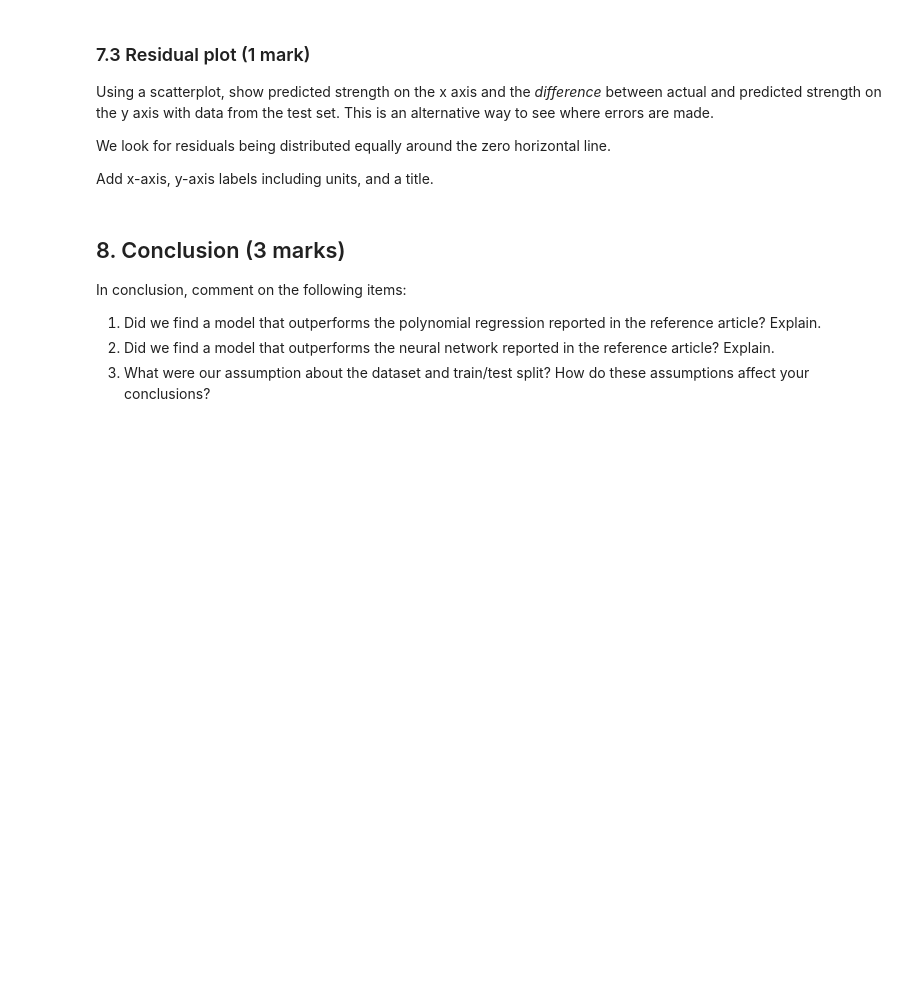
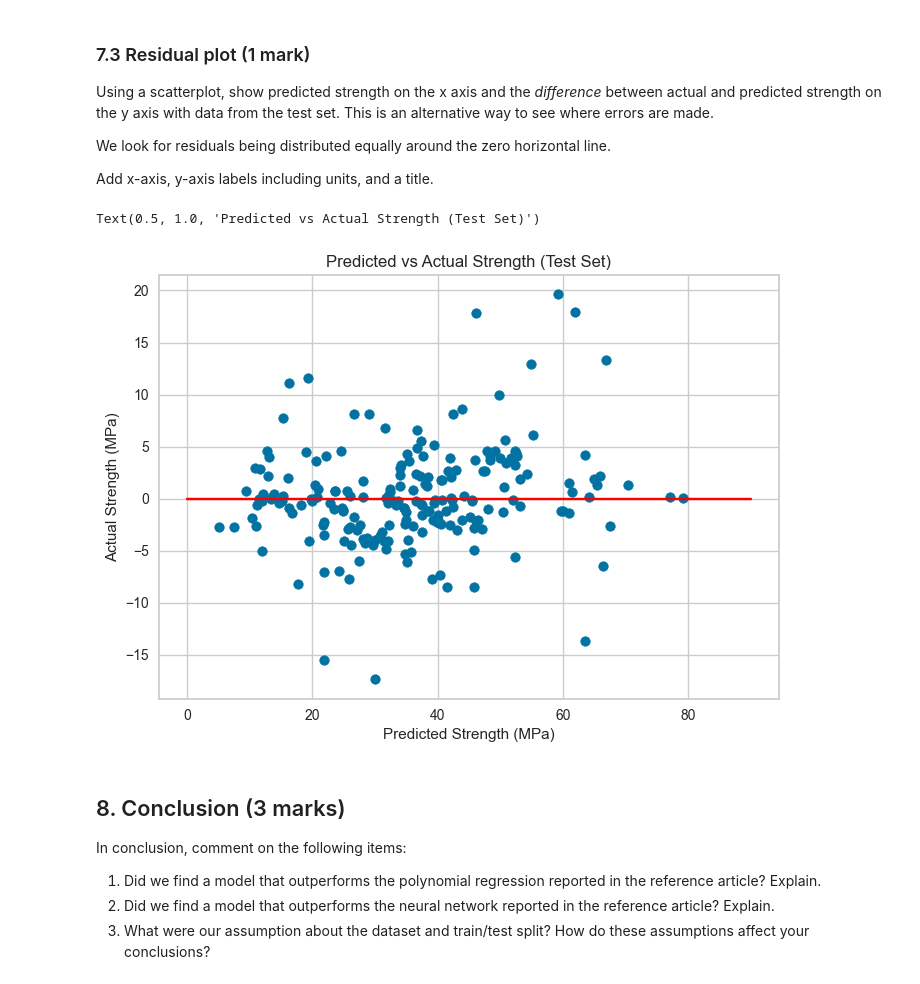
Before and after one commit to SMRain10/ml_lab2, a Jupyter notebook: lab2.ipynb, the cells around one changed output. Cells and saved outputs as stored; diff of their text form; code cells hidden in the pictures; blank space fills up the shorter version.

```diff
--- a/lab2.ipynb
+++ b/lab2.ipynb
@@ -244,3 +329,15 @@ Add x-axis, y-axis labels including units, and a title.
+# %%
+# TODO: Residual plot
+diff = y_test - y_test_pred
+
+plt.scatter(y_test_pred, diff)
+plt.plot([0,90], [0,0], color = 'red')
+plt.xlabel('Predicted Strength (MPa)')
+plt.ylabel('Actual Strength (MPa)')
+plt.title('Predicted vs Actual Strength (Test Set)')
+# %% [output]
+Text(0.5, 1.0, 'Predicted vs Actual Strength (Test Set)')
+[figure, added]
 # %% [markdown]
 ## 8. Conclusion (3 marks)
 
```
Also changed, not shown: parts of 20 cells of this notebook.
